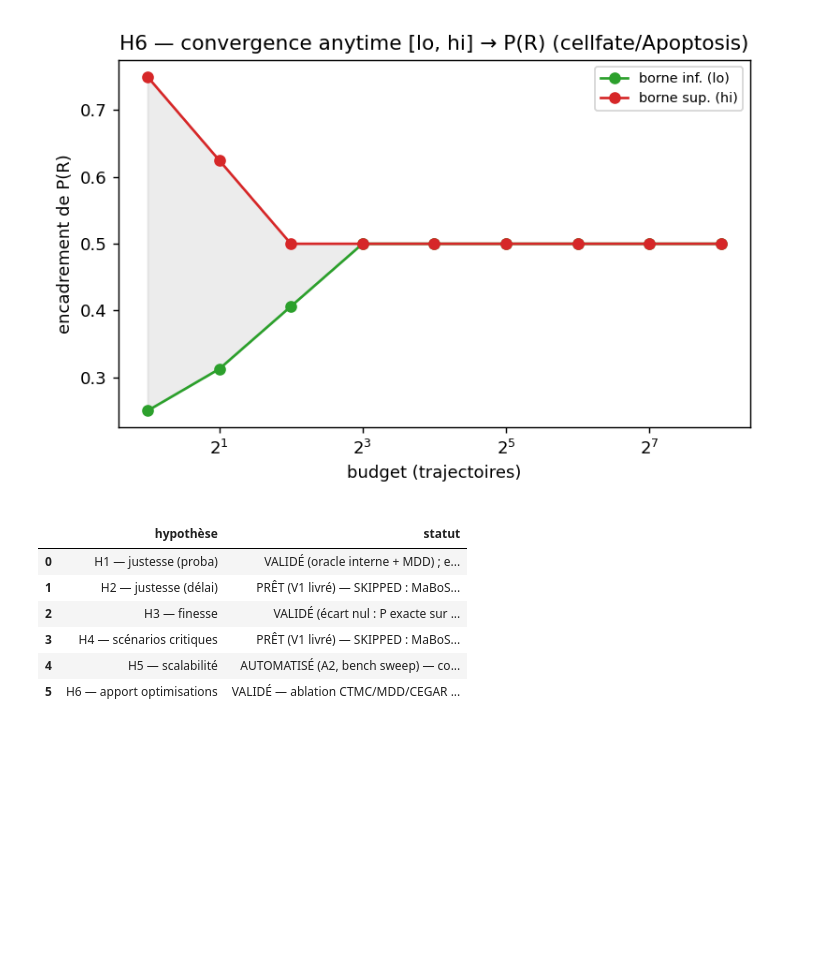
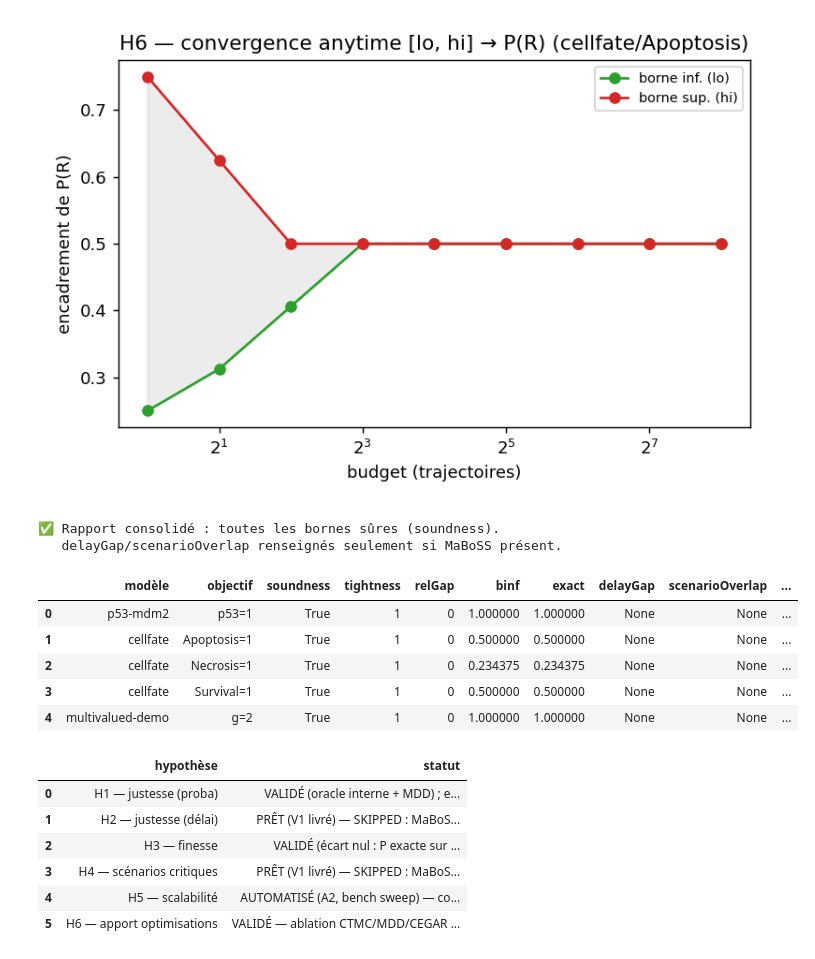
Before and after one commit to Louis-Fippo/quasar, a Jupyter notebook: experiments/validation_chap4.ipynb, the cells around one changed output. Saved outputs shown, nothing was run; the diff lists cells and outputs as text; code cells hidden in the pictures; blank space fills up the shorter version.

```diff
--- a/experiments/validation_chap4.ipynb
+++ b/experiments/validation_chap4.ipynb
@@ -971,6 +972,36 @@ if render_figure(_draw4, _p):
 | 8 | 256 | 0.50000 | 0.500 | True |
 ✅ figure écrite : /home/lfippo/Dev/quasar/experiments/figures/fig4_convergence_anytime.png
 [figure]
+# %%
+# ---- Rapport de validation consolidé (M2) ----
+# `bench validate --json` réunit H1 (soundness), H3 (tightness/relGap),
+# H2 (delayGap, si MaBoSS) et H4 (scenarioOverlap, si MaBoSS) par (modèle, but).
+report_rows = []
+for name, goal, frm in GOALS:
+    bnd = bnd_of(name)  # .bnd si disponible -> active l'oracle MaBoSS (sinon ANX)
+    r = run_quasar(["bench", "validate", str(bnd or MODELS[name]["anx"]), "--goal", goal],
+                   use_cache=False).get("data") or {}
+    report_rows.append({
+        "modèle": name, "objectif": goal,
+        "soundness": r.get("soundness"), "tightness": r.get("tightness"),
+        "relGap": r.get("relGap"), "binf": r.get("binf"), "exact": r.get("exact"),
+        "delayGap": r.get("delayGap"), "scenarioOverlap": r.get("scenarioOverlap"),
+        "oracle": r.get("oracle"),
+    })
+CONSOLIDATED = pd.DataFrame(report_rows)
+assert CONSOLIDATED["soundness"].dropna().all(), "❌ M2 : une borne non sûre détectée !"
+print("✅ Rapport consolidé : toutes les bornes sûres (soundness).")
+print("   delayGap/scenarioOverlap renseignés seulement si MaBoSS présent.")
+CONSOLIDATED
+# %% [output]
+✅ Rapport consolidé : toutes les bornes sûres (soundness).
+   delayGap/scenarioOverlap renseignés seulement si MaBoSS présent.
+|  | modèle | objectif | soundness | tightness | relGap | binf | exact | delayGap | scenarioOverlap | ... |
+| 0 | p53-mdm2 | p53=1 | True | 1 | 0 | 1.000000 | 1.000000 | None | None | ... |
+| 1 | cellfate | Apoptosis=1 | True | 1 | 0 | 0.500000 | 0.500000 | None | None | ... |
+| 2 | cellfate | Necrosis=1 | True | 1 | 0 | 0.234375 | 0.234375 | None | None | ... |
+| 3 | cellfate | Survival=1 | True | 1 | 0 | 0.500000 | 0.500000 | None | None | ... |
+| 4 | multivalued-demo | g=2 | True | 1 | 0 | 1.000000 | 1.000000 | None | None | ... |
 # %%
 # ---- Tableau de synthèse H1–H6 ----
 def _status_h5():
```
Also changed, not shown: parts of 6 cells of this notebook, 4 other files.
